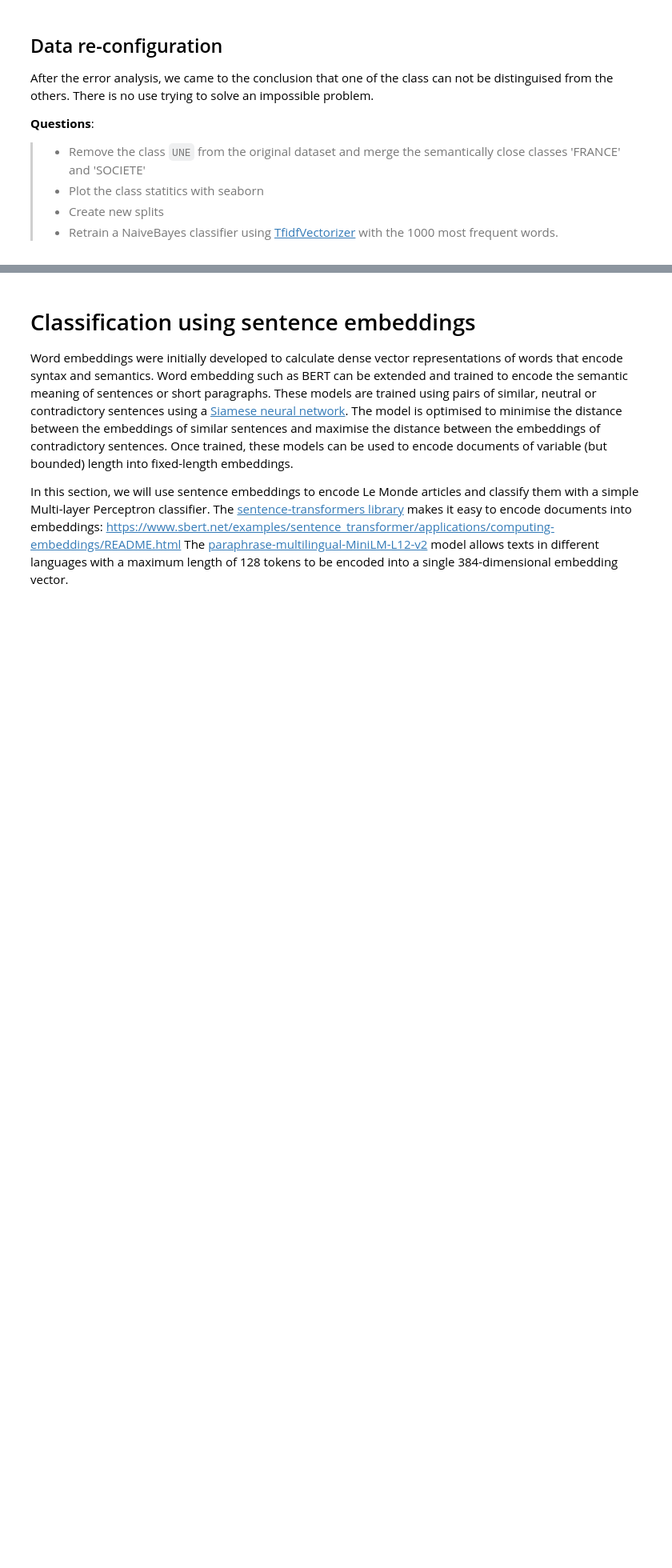
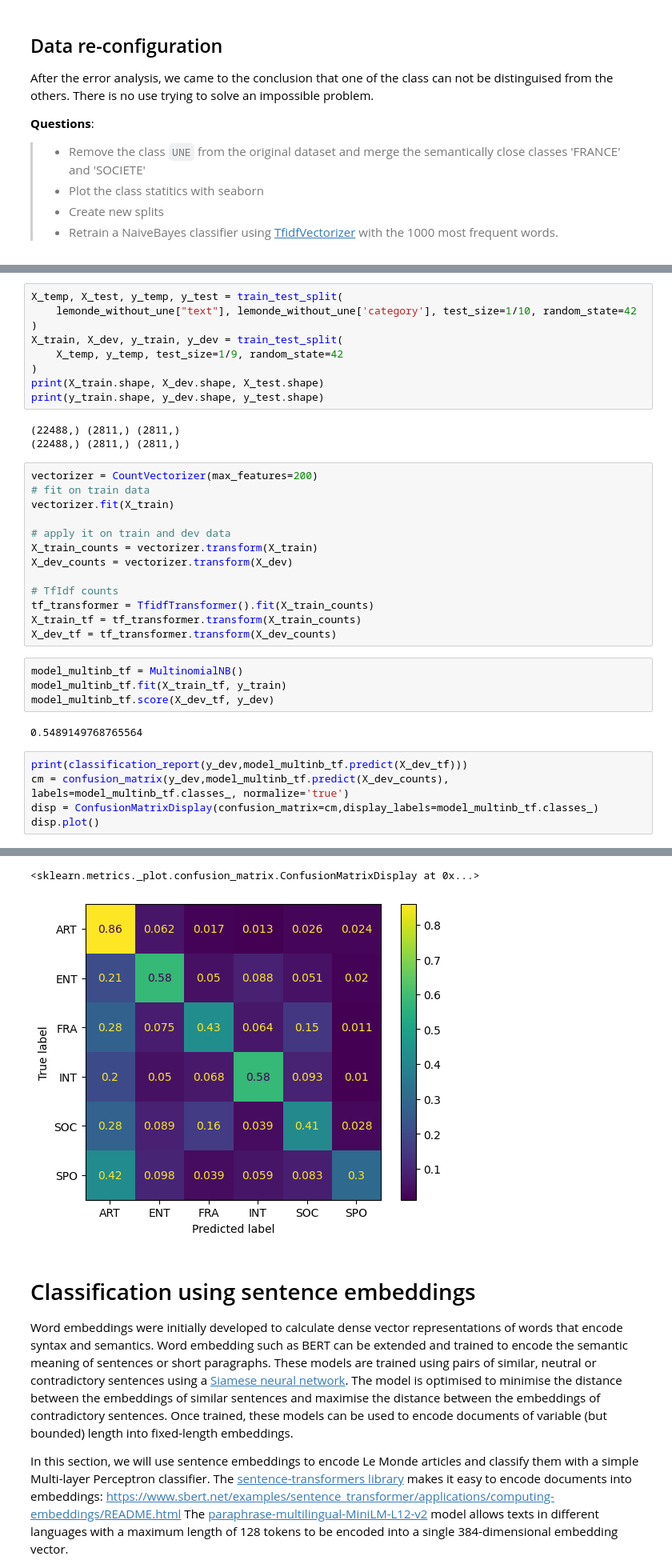
Before and after one commit to slithiaote/ENSAE2026-nlp-lab-text-classification, a Jupyter notebook: TextClassification_LeMonde.ipynb, the cells around one changed output, grey strips where cells are left out. Shown at 80% size. Saved outputs shown, nothing was run; the diff lists cells and outputs as text; blank space fills up the shorter version.

```diff
--- a/TextClassification_LeMonde.ipynb
+++ b/TextClassification_LeMonde.ipynb
@@ -251,0 +295,37 @@ from sklearn.feature_extraction.text import TfidfVectorizer
+# %%
+X_temp, X_test, y_temp, y_test = train_test_split(
+    lemonde_without_une["text"], lemonde_without_une['category'], test_size=1/10, random_state=42
+)
+X_train, X_dev, y_train, y_dev = train_test_split(
+    X_temp, y_temp, test_size=1/9, random_state=42
+)
+print(X_train.shape, X_dev.shape, X_test.shape)
+print(y_train.shape, y_dev.shape, y_test.shape)
+# %% [output]
+(22488,) (2811,) (2811,)
+(22488,) (2811,) (2811,)
+# %%
+vectorizer = CountVectorizer(max_features=200)
+# fit on train data
+vectorizer.fit(X_train)
+
+# apply it on train and dev data
+X_train_counts = vectorizer.transform(X_train)
+X_dev_counts = vectorizer.transform(X_dev)
+
+# TfIdf counts
+tf_transformer = TfidfTransformer().fit(X_train_counts)
+X_train_tf = tf_transformer.transform(X_train_counts)
+X_dev_tf = tf_transformer.transform(X_dev_counts)
+# %%
+model_multinb_tf = MultinomialNB()
+model_multinb_tf.fit(X_train_tf, y_train)
+model_multinb_tf.score(X_dev_tf, y_dev)
+# %% [output]
+0.5489149768765564
+# %%
+print(classification_report(y_dev,model_multinb_tf.predict(X_dev_tf)))
+cm = confusion_matrix(y_dev,model_multinb_tf.predict(X_dev_counts), labels=model_multinb_tf.classes_, normalize='true')
+disp = ConfusionMatrixDisplay(confusion_matrix=cm,display_labels=model_multinb_tf.classes_)
+disp.plot()
+# %% [output]
@@ -252,3 +344,5 @@ from sklearn.feature_extraction.text import TfidfVectorizer
+<sklearn.metrics._plot.confusion_matrix.ConfusionMatrixDisplay at 0x...>
+[figure, added]
 # %% [markdown]
 # Classification using sentence embeddings
 
```
Also changed, not shown: parts of 26 cells of this notebook.
